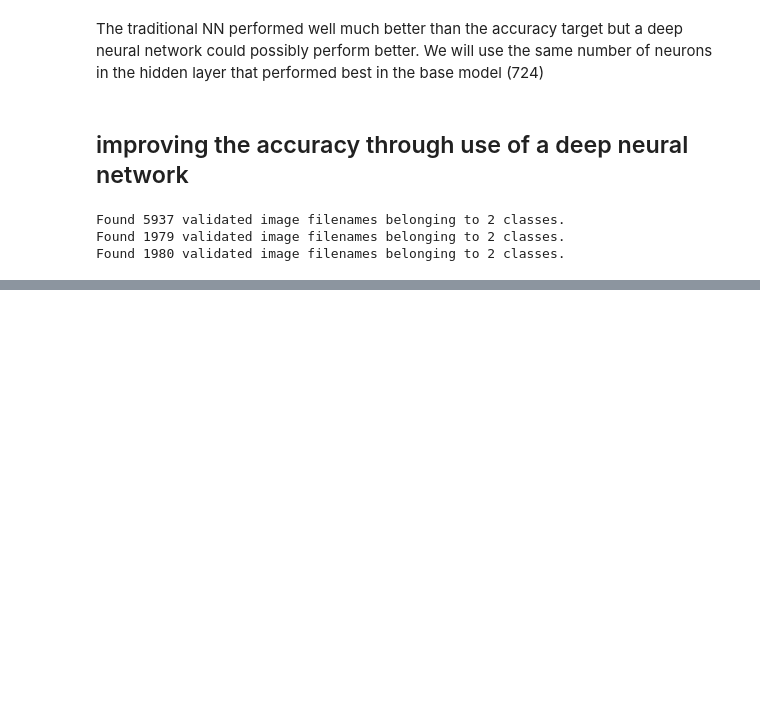
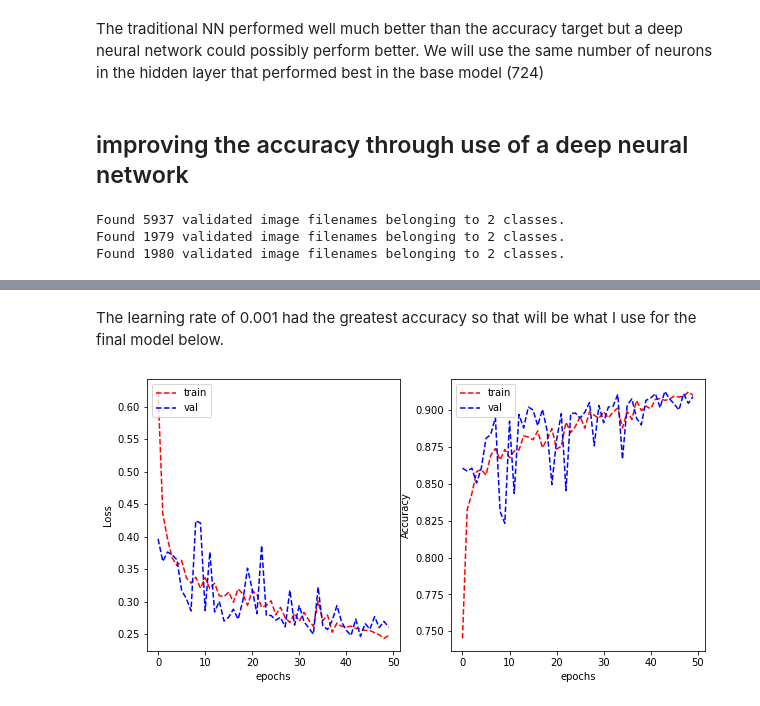
Before and after one commit to Iyer-Vijay/Image-Classification-Nuclei-Cancer-Cell, a Jupyter notebook: a2isCancerous.ipynb, the cells around one changed output, grey strips where cells are left out. Cells and saved outputs as stored; diff of their text form; code cells hidden in the pictures; blank space fills up the shorter version.

```diff
--- a/a2isCancerous.ipynb
+++ b/a2isCancerous.ipynb
@@ -561,0 +598,6 @@ plot_learning_curve(history_VGG_2.history['loss'], history_VGG_2.history['val_lo
+# %% [markdown]
+The learning rate of 0.001 had the greatest accuracy so that will be what I use for the final model below.
+# %%
+model_VGG_2 = build_model(0.001, 0.05, 0.001)
+# %% [output]
+[figure, added]
```
Also changed, not shown: parts of 24 cells of this notebook.
